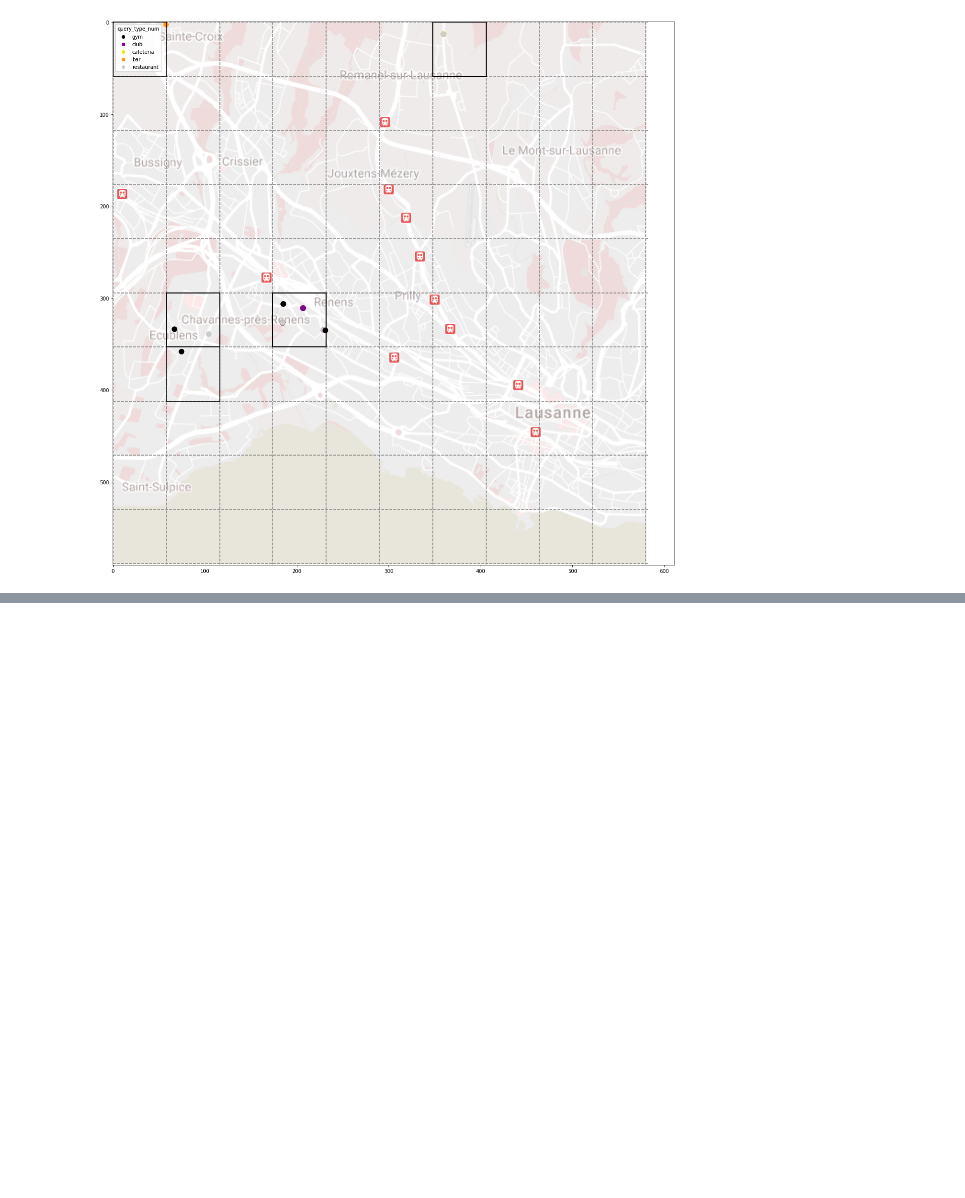
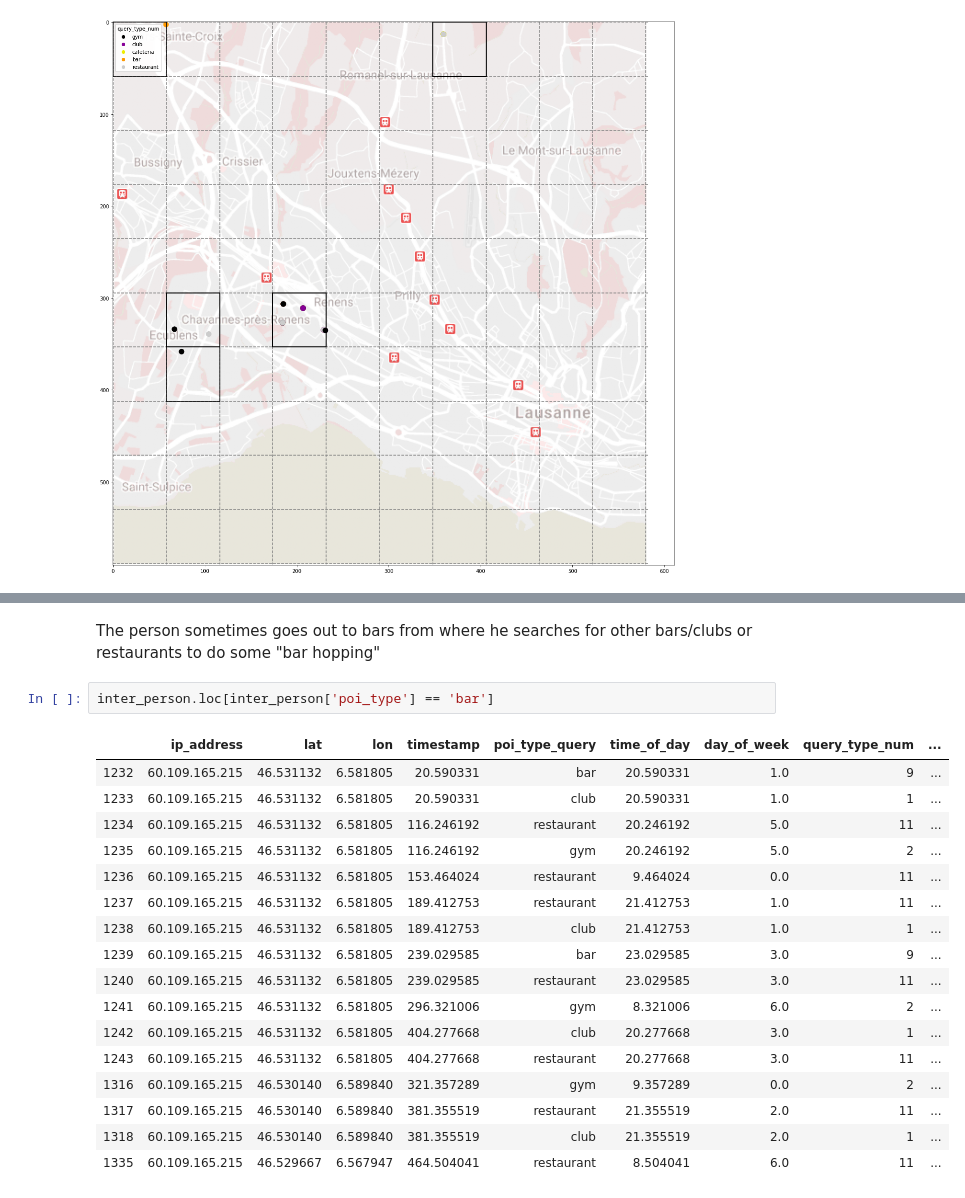
Before and after one commit to pgabioud/pet_project1, a Jupyter notebook: pet_project2/skeleton/Untitled.ipynb, the cells around one changed output, grey strips where cells are left out. Saved outputs shown, nothing was run; the diff lists cells and outputs as text; blank space fills up the shorter version.

```diff
--- a/pet_project2/skeleton/Untitled.ipynb
+++ b/pet_project2/skeleton/Untitled.ipynb
@@ -297,0 +315,22 @@ Using both graphs, we can see that
+# %% [markdown]
+The person sometimes goes out to bars from where he searches for other bars/clubs or restaurants to do some "bar hopping"
+# %%
+inter_person.loc[inter_person['poi_type'] == 'bar']
+# %% [output]
+|  | ip_address | lat | lon | timestamp | poi_type_query | time_of_day | day_of_week | query_type_num | ... |
+| 1232 | 60.109.165.215 | 46.531132 | 6.581805 | 20.590331 | bar | 20.590331 | 1.0 | 9 | ... |
+| 1233 | 60.109.165.215 | 46.531132 | 6.581805 | 20.590331 | club | 20.590331 | 1.0 | 1 | ... |
+| 1234 | 60.109.165.215 | 46.531132 | 6.581805 | 116.246192 | restaurant | 20.246192 | 5.0 | 11 | ... |
+| 1235 | 60.109.165.215 | 46.531132 | 6.581805 | 116.246192 | gym | 20.246192 | 5.0 | 2 | ... |
+| 1236 | 60.109.165.215 | 46.531132 | 6.581805 | 153.464024 | restaurant | 9.464024 | 0.0 | 11 | ... |
+| 1237 | 60.109.165.215 | 46.531132 | 6.581805 | 189.412753 | restaurant | 21.412753 | 1.0 | 11 | ... |
+| 1238 | 60.109.165.215 | 46.531132 | 6.581805 | 189.412753 | club | 21.412753 | 1.0 | 1 | ... |
+| 1239 | 60.109.165.215 | 46.531132 | 6.581805 | 239.029585 | bar | 23.029585 | 3.0 | 9 | ... |
+| 1240 | 60.109.165.215 | 46.531132 | 6.581805 | 239.029585 | restaurant | 23.029585 | 3.0 | 11 | ... |
+| 1241 | 60.109.165.215 | 46.531132 | 6.581805 | 296.321006 | gym | 8.321006 | 6.0 | 2 | ... |
+| 1242 | 60.109.165.215 | 46.531132 | 6.581805 | 404.277668 | club | 20.277668 | 3.0 | 1 | ... |
+| 1243 | 60.109.165.215 | 46.531132 | 6.581805 | 404.277668 | restaurant | 20.277668 | 3.0 | 11 | ... |
+| 1316 | 60.109.165.215 | 46.530140 | 6.589840 | 321.357289 | gym | 9.357289 | 0.0 | 2 | ... |
+| 1317 | 60.109.165.215 | 46.530140 | 6.589840 | 381.355519 | restaurant | 21.355519 | 2.0 | 11 | ... |
+| 1318 | 60.109.165.215 | 46.530140 | 6.589840 | 381.355519 | club | 21.355519 | 2.0 | 1 | ... |
+| 1335 | 60.109.165.215 | 46.529667 | 6.567947 | 464.504041 | restaurant | 8.504041 | 6.0 | 11 | ... |
```
Also changed, not shown: parts of 6 cells of this notebook.
